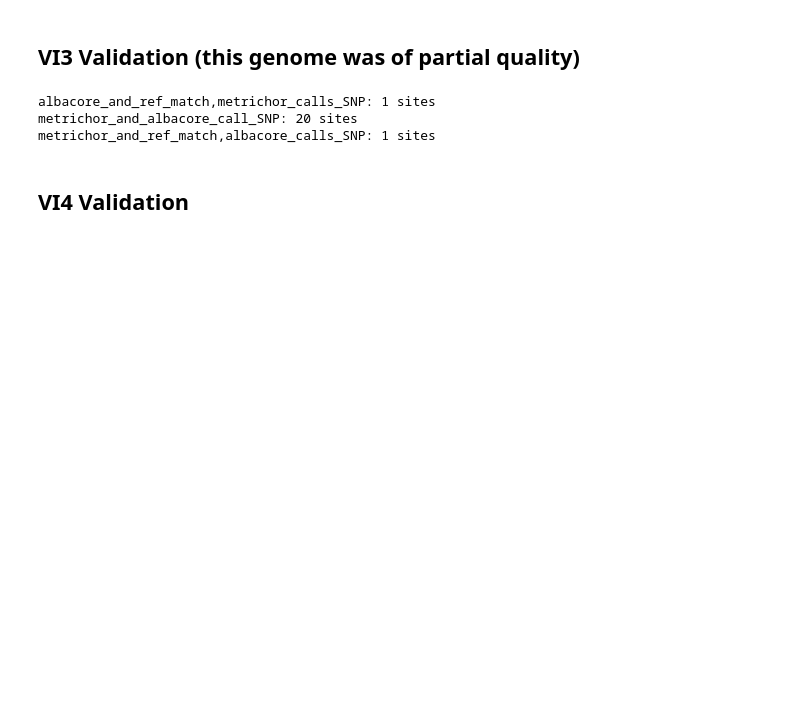
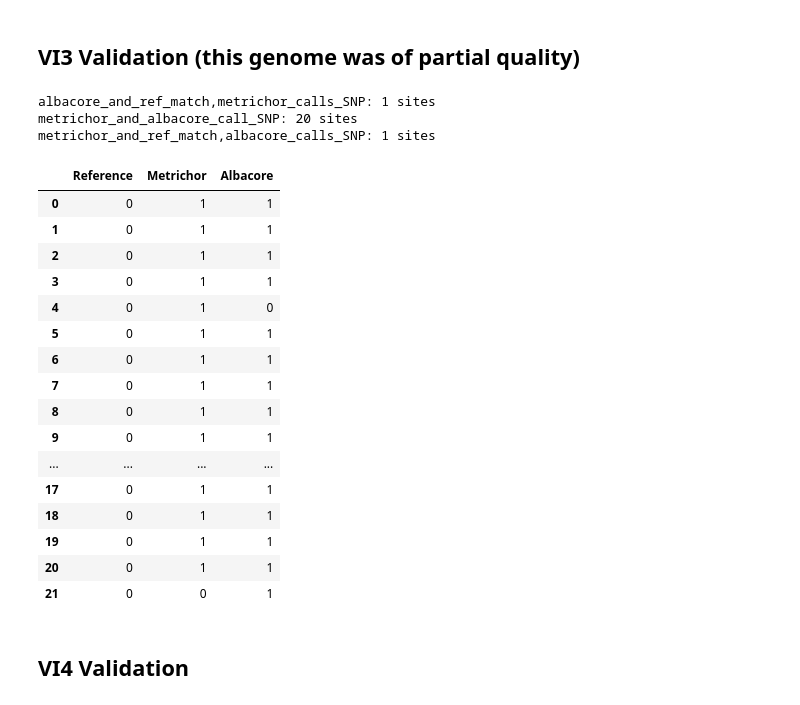
Before and after one commit to blab/zika-seq, a Jupyter notebook: seq-validation/assess-metrichor-albacore-snp-differences.ipynb, the cells around one changed output. Saved outputs shown, nothing was run; the diff lists cells and outputs as text; code cells hidden in the pictures; blank space fills up the shorter version.

```diff
--- a/seq-validation/assess-metrichor-albacore-snp-differences.ipynb
+++ b/seq-validation/assess-metrichor-albacore-snp-differences.ipynb
@@ -125,7 +175,7 @@ metrichor_and_ref_match,albacore_calls_SNP: 1 sites
 # %% [markdown]
 ## VI3 Validation (this genome was of partial quality)
 # %%
-VI3_dict = read_fasta('/Users/alliblk/Desktop/draft-genome-trial/seq-validation/VI3-seq-comparisons-aligned.fasta')
+VI3_dict = read_fasta('/Users/alliblk/Desktop/gitrepos/zika-seq/seq-validation/VI3-seq-comparisons-aligned.fasta')
 
 VI3_ref = VI3_dict['KJ776791.2_reference']
 VI3_met = VI3_dict['VI3_metrichor']
@@ -140,6 +190,28 @@ for key in VI3_comp_dict.keys():
 albacore_and_ref_match,metrichor_calls_SNP: 1 sites
 metrichor_and_albacore_call_SNP: 20 sites
 metrichor_and_ref_match,albacore_calls_SNP: 1 sites
+# %%
+VI3_binary = binary_ref_match(VI3_ref,VI3_met,VI3_alba)
+VI3_df = pd.DataFrame(VI3_binary, columns=['Reference', 'Metrichor', 'Albacore'])
+VI3_df
+# %% [output]
+|  | Reference | Metrichor | Albacore |
+| 0 | 0 | 1 | 1 |
+| 1 | 0 | 1 | 1 |
+| 2 | 0 | 1 | 1 |
+| 3 | 0 | 1 | 1 |
+| 4 | 0 | 1 | 0 |
+| 5 | 0 | 1 | 1 |
+| 6 | 0 | 1 | 1 |
+| 7 | 0 | 1 | 1 |
+| 8 | 0 | 1 | 1 |
+| 9 | 0 | 1 | 1 |
+| ... | ... | ... | ... |
+| 17 | 0 | 1 | 1 |
+| 18 | 0 | 1 | 1 |
+| 19 | 0 | 1 | 1 |
+| 20 | 0 | 1 | 1 |
+| 21 | 0 | 0 | 1 |
 # %% [markdown]
 ## VI4 Validation
 # %%
```
Also changed, not shown: parts of 15 cells of this notebook.
